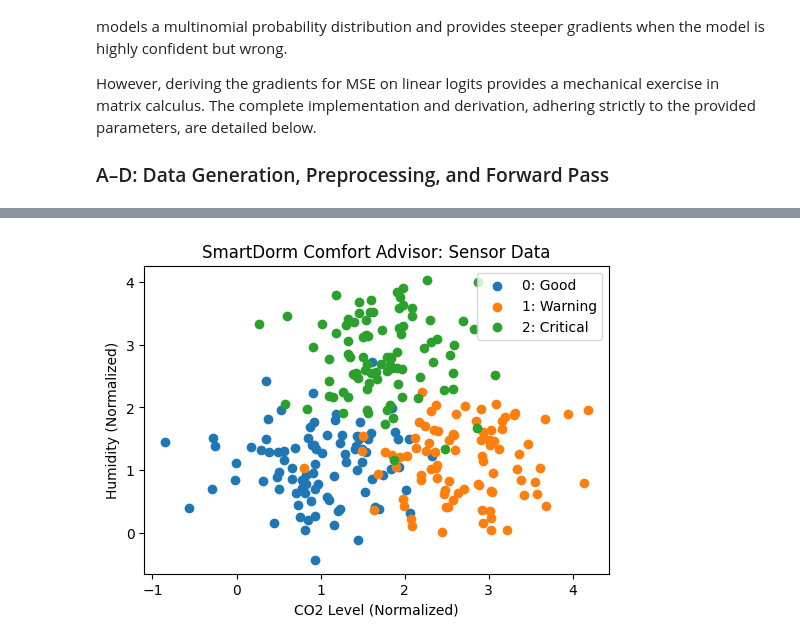
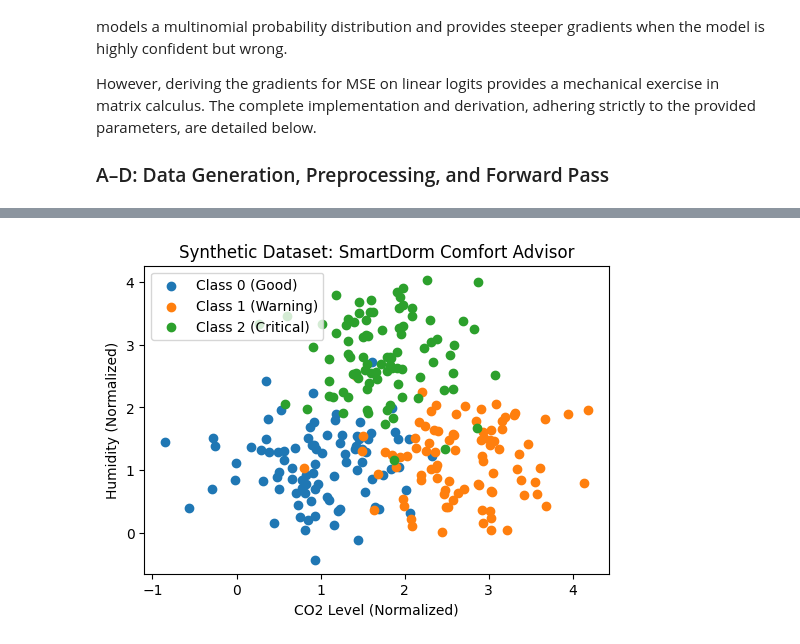
Before and after one commit to Kinosaur/ai-foundation-concepts, a Jupyter notebook: finalExam/question1.ipynb, the cells around one changed output, grey strips where cells are left out. Cells and saved outputs as stored; diff of their text form; code cells hidden in the pictures.

```diff
--- a/finalExam/question1.ipynb
+++ b/finalExam/question1.ipynb
@@ -9,33 +13,34 @@ However, deriving the gradients for MSE on linear logits provides a mechanical e
 # %%
 import numpy as np
 import matplotlib.pyplot as plt
 
 # A. Generate a Synthetic Dataset
 np.random.seed(99)
 N_per_class = 90
 std = 0.60
 
+# Class means
 mu0 = np.array([1.0, 1.0])
 mu1 = np.array([2.6, 1.2])
 mu2 = np.array([1.7, 2.8])
 
 # Generate clusters
 X0 = np.random.randn(N_per_class, 2) * std + mu0
 X1 = np.random.randn(N_per_class, 2) * std + mu1
 X2 = np.random.randn(N_per_class, 2) * std + mu2
 
 X = np.vstack([X0, X1, X2])
 y = np.array([0]*N_per_class + [1]*N_per_class + [2]*N_per_class)
 
-# Plotting the generated data
+# Plot the dataset
 plt.figure(figsize=(6, 4))
-plt.scatter(X0[:, 0], X0[:, 1], label='0: Good')
-plt.scatter(X1[:, 0], X1[:, 1], label='1: Warning')
-plt.scatter(X2[:, 0], X2[:, 1], label='2: Critical')
-plt.title("SmartDorm Comfort Advisor: Sensor Data")
+plt.scatter(X0[:, 0], X0[:, 1], label='Class 0 (Good)')
+plt.scatter(X1[:, 0], X1[:, 1], label='Class 1 (Warning)')
+plt.scatter(X2[:, 0], X2[:, 1], label='Class 2 (Critical)')
+plt.title("Synthetic Dataset: SmartDorm Comfort Advisor")
 plt.xlabel("CO2 Level (Normalized)")
 plt.ylabel("Humidity (Normalized)")
 plt.legend()
 plt.show()
 # %% [output]
-[figure, old version]
+[figure, new version]
```
Also changed, not shown: parts of 10 cells of this notebook.
